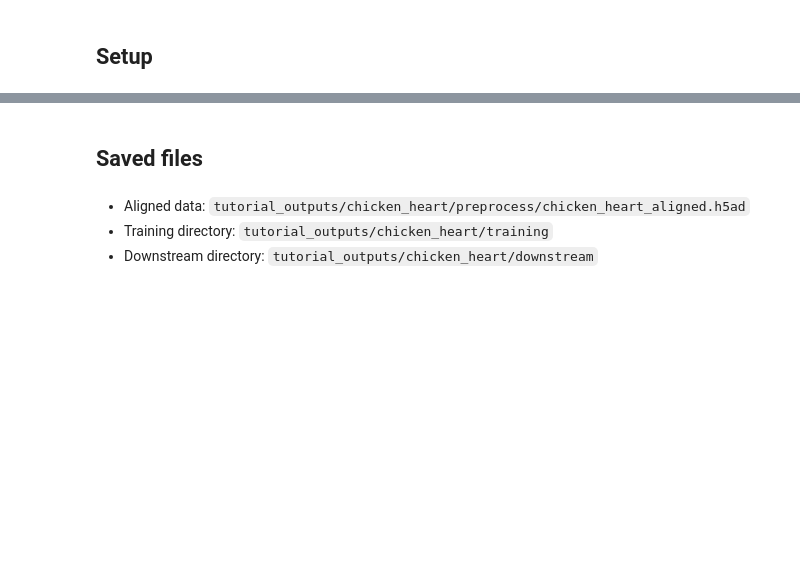
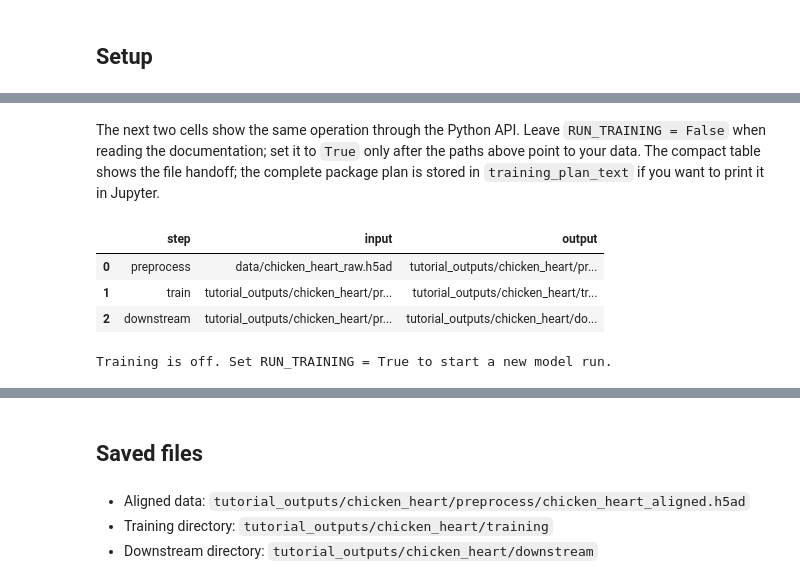
Before and after one commit to zhenyiizhang/cytobridge-spatial, a Jupyter notebook: docs/tutorials/dataset_workflows/chicken_heart.ipynb, the cells around one changed output, grey strips where cells are left out. Drawn from its saved outputs; the diff is of its cells as text; code cells hidden in the pictures; blank space fills up the shorter version.

```diff
--- a/docs/tutorials/dataset_workflows/chicken_heart.ipynb
+++ b/docs/tutorials/dataset_workflows/chicken_heart.ipynb
@@ -333,0 +175,52 @@ The velocity arrays and plots are reproducible; the code that assembled the curr
+# %% [markdown]
+The next two cells show the same operation through the Python API. Leave
+`RUN_TRAINING = False` when reading the documentation; set it to `True` only
+after the paths above point to your data. The compact table shows the file
+handoff; the complete package plan is stored in `training_plan_text` if you
+want to print it in Jupyter.
+# %%
+training_options = WorkflowOptions(
+    input_h5ad=RAW_H5AD,
+    output_dir=OUTPUT_DIR,
+    train=True,
+)
+training_plan = build_workflow_plan(
+    config,
+    source=config_source,
+    options=training_options,
+)
+training_plan_text = render_workflow_plan(training_plan)
+pd.DataFrame(
+    [
+        {
+            "step": "preprocess",
+            "input": RAW_H5AD,
+            "output": ALIGNED_H5AD,
+        },
+        {
+            "step": "train",
+            "input": ALIGNED_H5AD,
+            "output": MODEL_DIR,
+        },
+        {
+            "step": "downstream",
+            "input": f"{ALIGNED_H5AD} + {MODEL_DIR}",
+            "output": OUTPUT_DIR / "downstream",
+        },
+    ]
+)
+# %% [output]
+|  | step | input | output |
+| 0 | preprocess | data/chicken_heart_raw.h5ad | tutorial_outputs/chicken_heart/pr... |
+| 1 | train | tutorial_outputs/chicken_heart/pr... | tutorial_outputs/chicken_heart/tr... |
+| 2 | downstream | tutorial_outputs/chicken_heart/pr... | tutorial_outputs/chicken_heart/do... |
+# %%
+if RUN_TRAINING:
+    if not RAW_H5AD.is_file():
+        raise FileNotFoundError(f"Update RAW_H5AD before training: {RAW_H5AD}")
+    training_result = run_workflow(config, options=training_options)
+    training_result
+else:
+    print("Training is off. Set RUN_TRAINING = True to start a new model run.")
+# %% [output]
+Training is off. Set RUN_TRAINING = True to start a new model run.
```
Also changed, not shown: parts of 42 cells of this notebook, 50 other files.
